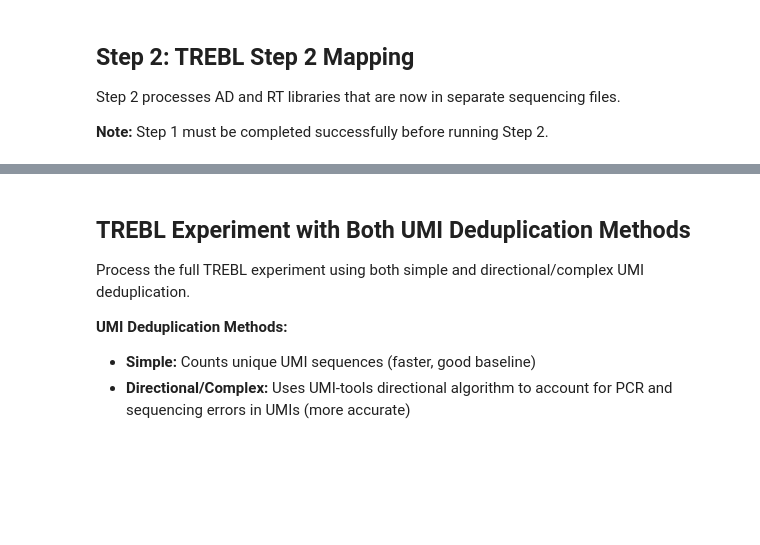
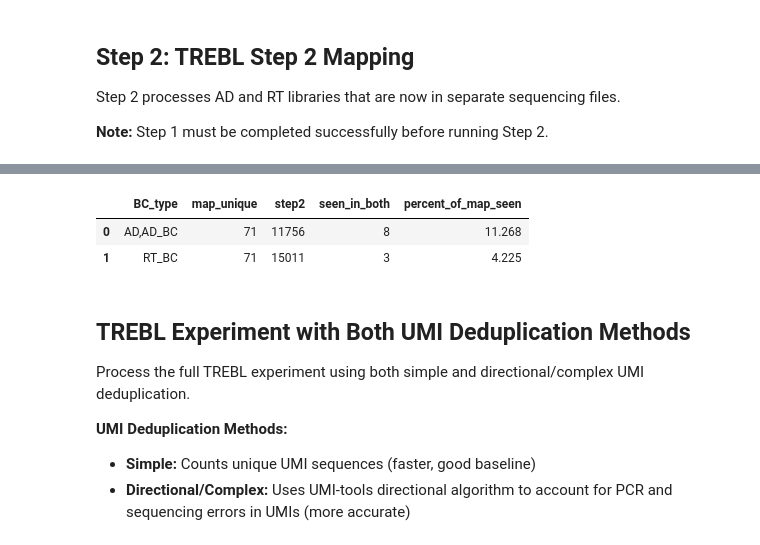
Before and after one commit to staller-lab/trebl_tools, a Jupyter notebook: examples/notebooks/full_analysis_example.ipynb, the cells around one changed output, grey strips where cells are left out. Cells and saved outputs as stored; diff of their text form; code cells hidden in the pictures; blank space fills up the shorter version.

```diff
--- a/examples/notebooks/full_analysis_example.ipynb
+++ b/examples/notebooks/full_analysis_example.ipynb
@@ -137,3 +332,9 @@ step1_overlap = step2["step1_overlap"]
+# %%
+step1_overlap
+# %% [output]
+|  | BC_type | map_unique | step2 | seen_in_both | percent_of_map_seen |
+| 0 | AD,AD_BC | 71 | 11756 | 8 | 11.268 |
+| 1 | RT_BC | 71 | 15011 | 3 | 4.225 |
 # %% [markdown]
 ## TREBL Experiment with Both UMI Deduplication Methods
 
```
Also changed, not shown: parts of 13 cells of this notebook, 5 other files.
